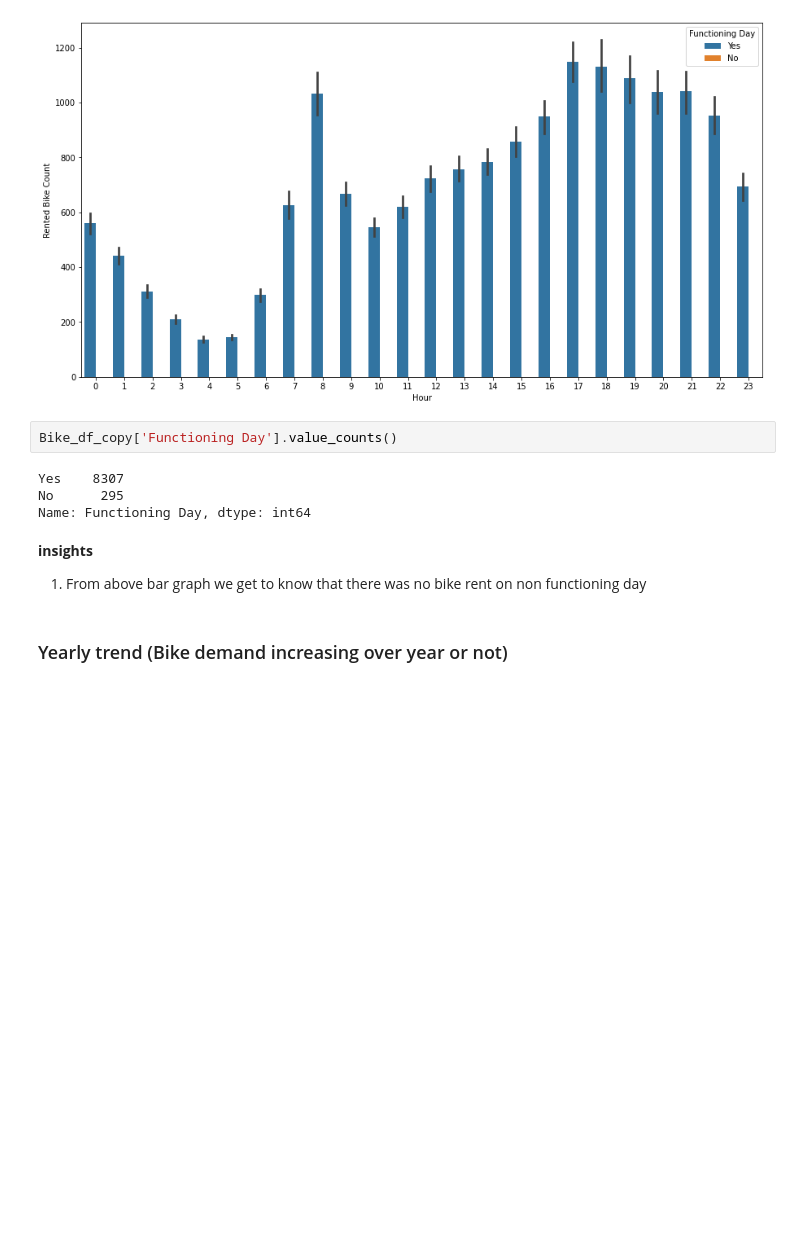
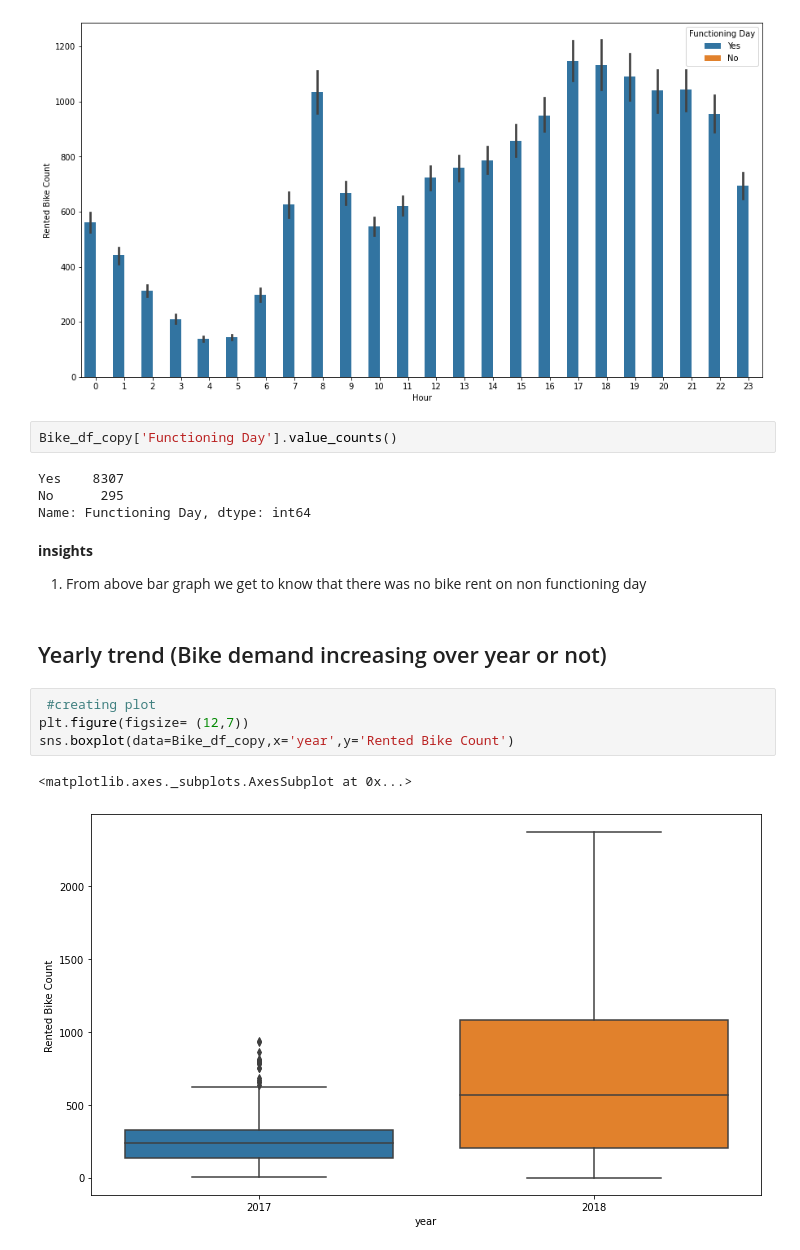
Before and after one commit to rohit-1026/Bike-Sharing-Demand-Prediction, a Jupyter notebook: Bike_Sharing_Demand_Prediction_Capstone_Project.ipynb, the cells around one changed output. Cells and saved outputs as stored; diff of their text form; blank space fills up the shorter version.

```diff
--- a/Bike_Sharing_Demand_Prediction_Capstone_Project.ipynb
+++ b/Bike_Sharing_Demand_Prediction_Capstone_Project.ipynb
@@ -423,4 +423,11 @@ Name: Functioning Day, dtype: int64
 1.   From above bar graph we get to know that there was no bike rent on
 non functioning day
 # %% [markdown]
-### Yearly trend (Bike demand increasing over year or not)
+## Yearly trend (Bike demand increasing over year or not)
+# %%
+ #creating plot
+plt.figure(figsize= (12,7))
+sns.boxplot(data=Bike_df_copy,x='year',y='Rented Bike Count')
+# %% [output]
+<matplotlib.axes._subplots.AxesSubplot at 0x...>
+[figure, added]
```
Also changed, not shown: parts of 16 cells of this notebook.
